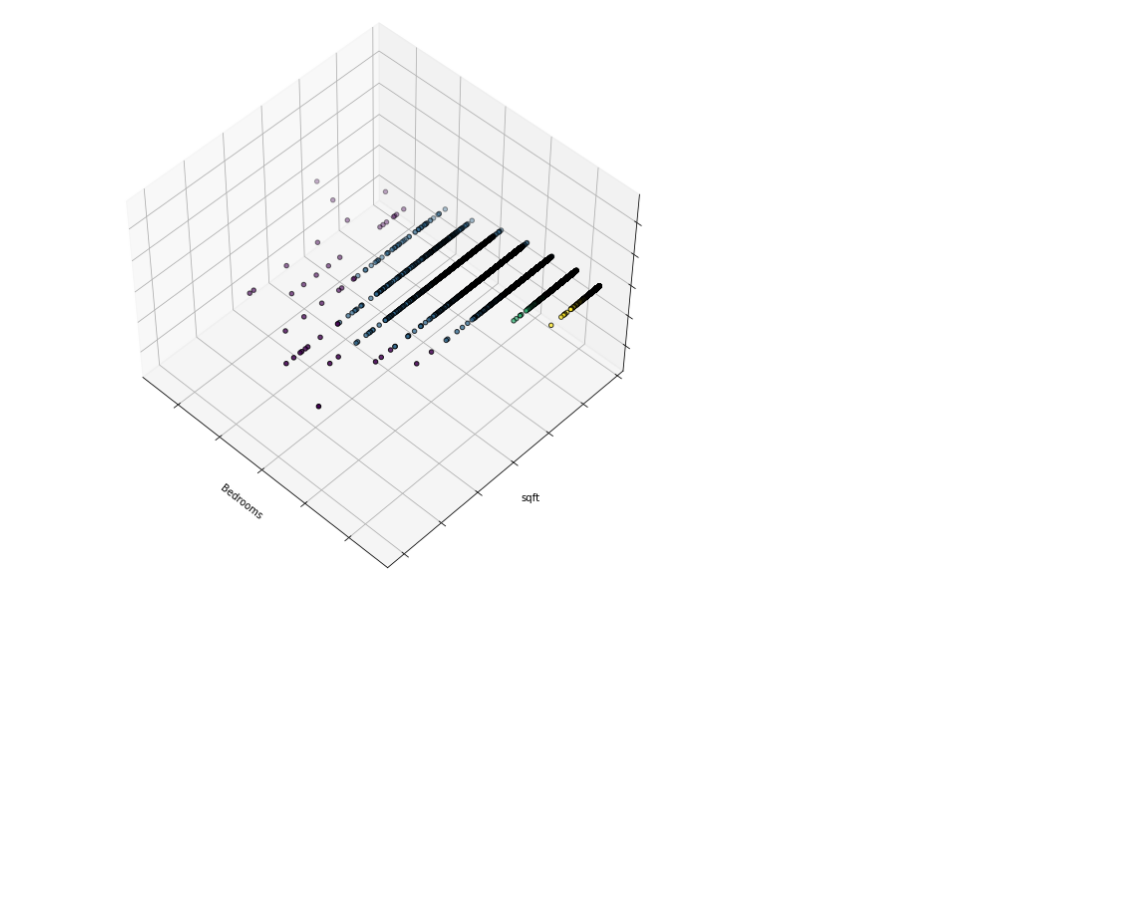
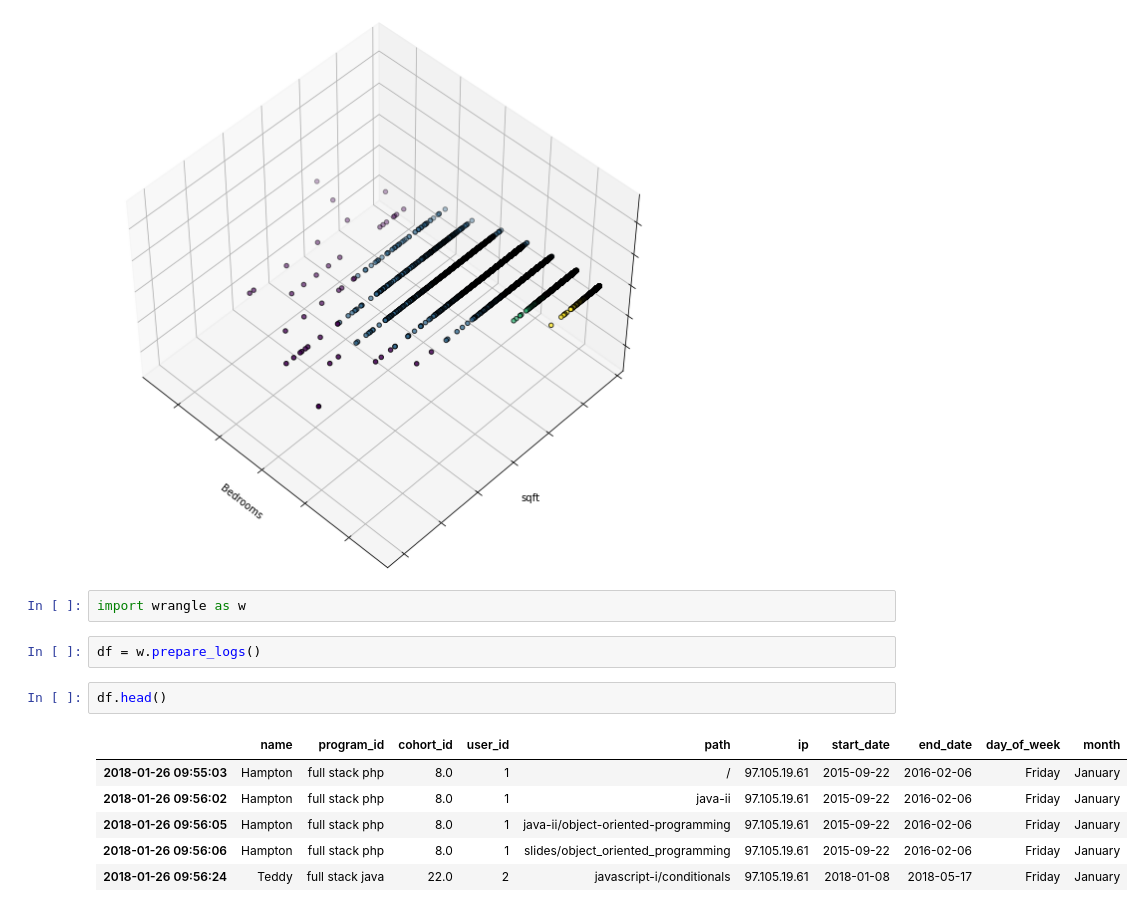
Before and after one commit to segovialori/anomaly-detection-exercises, a Jupyter notebook: clustering_anomaly_detection.ipynb, the cells around one changed output. Cells and saved outputs as stored; diff of their text form; blank space fills up the shorter version.

```diff
--- a/clustering_anomaly_detection.ipynb
+++ b/clustering_anomaly_detection.ipynb
@@ -705,3 +705,16 @@ ax.set_ylabel('sqft')
 # %% [output]
 Text(0.5, 0, 'sqft')
 [figure]
+# %%
+import wrangle as w
+# %%
+df = w.prepare_logs()
+# %%
+df.head()
+# %% [output]
+|  | name | program_id | cohort_id | user_id | path | ip | start_date | end_date | day_of_week | month |
+| 2018-01-26 09:55:03 | Hampton | full stack php | 8.0 | 1 | / | 97.105.19.61 | 2015-09-22 | 2016-02-06 | Friday | January |
+| 2018-01-26 09:56:02 | Hampton | full stack php | 8.0 | 1 | java-ii | 97.105.19.61 | 2015-09-22 | 2016-02-06 | Friday | January |
+| 2018-01-26 09:56:05 | Hampton | full stack php | 8.0 | 1 | java-ii/object-oriented-programming | 97.105.19.61 | 2015-09-22 | 2016-02-06 | Friday | January |
+| 2018-01-26 09:56:06 | Hampton | full stack php | 8.0 | 1 | slides/object_oriented_programming | 97.105.19.61 | 2015-09-22 | 2016-02-06 | Friday | January |
+| 2018-01-26 09:56:24 | Teddy | full stack java | 22.0 | 2 | javascript-i/conditionals | 97.105.19.61 | 2018-01-08 | 2018-05-17 | Friday | January |
```
Also changed, not shown: parts of 1 cell of this notebook.
